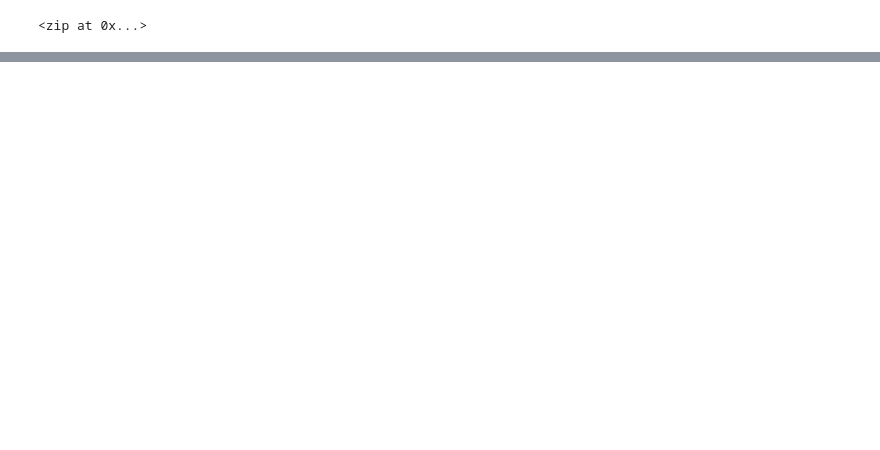
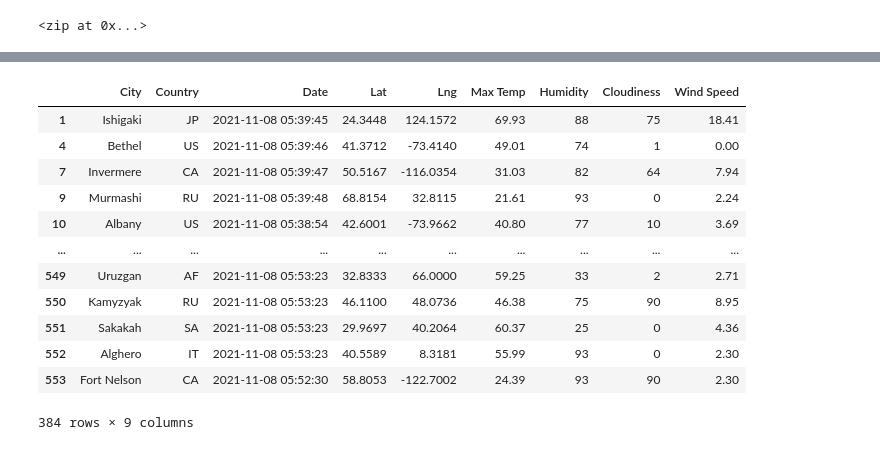
Before and after one commit to Indiradonthi/World_Weather_Analysis, a Jupyter notebook: WeatherPy.ipynb, the cells around one changed output, grey strips where cells are left out. Drawn from its saved outputs; the diff is of its cells as text; code cells hidden in the pictures; blank space fills up the shorter version.

```diff
--- a/WeatherPy.ipynb
+++ b/WeatherPy.ipynb
@@ -273,0 +321,16 @@ plt.show()
+# %%
+city_data_df.loc[(city_data_df["Lat"] >= 0)]
+# %% [output]
+|  | City | Country | Date | Lat | Lng | Max Temp | Humidity | Cloudiness | Wind Speed |
+| 1 | Ishigaki | JP | 2021-11-08 05:39:45 | 24.3448 | 124.1572 | 69.93 | 88 | 75 | 18.41 |
+| 4 | Bethel | US | 2021-11-08 05:39:46 | 41.3712 | -73.4140 | 49.01 | 74 | 1 | 0.00 |
+| 7 | Invermere | CA | 2021-11-08 05:39:47 | 50.5167 | -116.0354 | 31.03 | 82 | 64 | 7.94 |
+| 9 | Murmashi | RU | 2021-11-08 05:39:48 | 68.8154 | 32.8115 | 21.61 | 93 | 0 | 2.24 |
+| 10 | Albany | US | 2021-11-08 05:38:54 | 42.6001 | -73.9662 | 40.80 | 77 | 10 | 3.69 |
+| ... | ... | ... | ... | ... | ... | ... | ... | ... | ... |
+| 549 | Uruzgan | AF | 2021-11-08 05:53:23 | 32.8333 | 66.0000 | 59.25 | 33 | 2 | 2.71 |
+| 550 | Kamyzyak | RU | 2021-11-08 05:53:23 | 46.1100 | 48.0736 | 46.38 | 75 | 90 | 8.95 |
+| 551 | Sakakah | SA | 2021-11-08 05:53:23 | 29.9697 | 40.2064 | 60.37 | 25 | 0 | 4.36 |
+| 552 | Alghero | IT | 2021-11-08 05:53:23 | 40.5589 | 8.3181 | 55.99 | 93 | 0 | 2.30 |
+| 553 | Fort Nelson | CA | 2021-11-08 05:52:30 | 58.8053 | -122.7002 | 24.39 | 93 | 90 | 2.30 |
+384 rows × 9 columns
```
Also changed, not shown: parts of 21 cells of this notebook, 6 other files.
